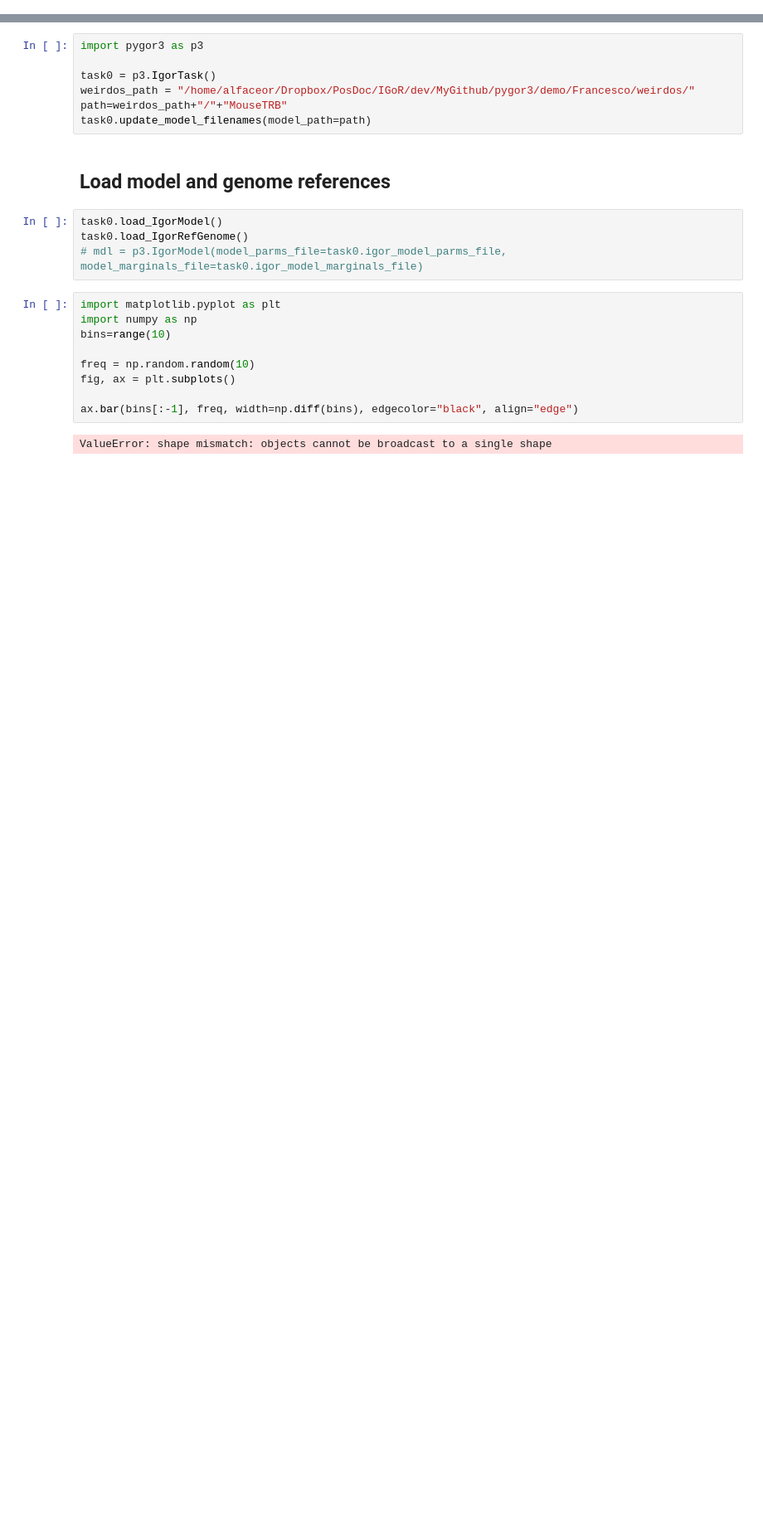
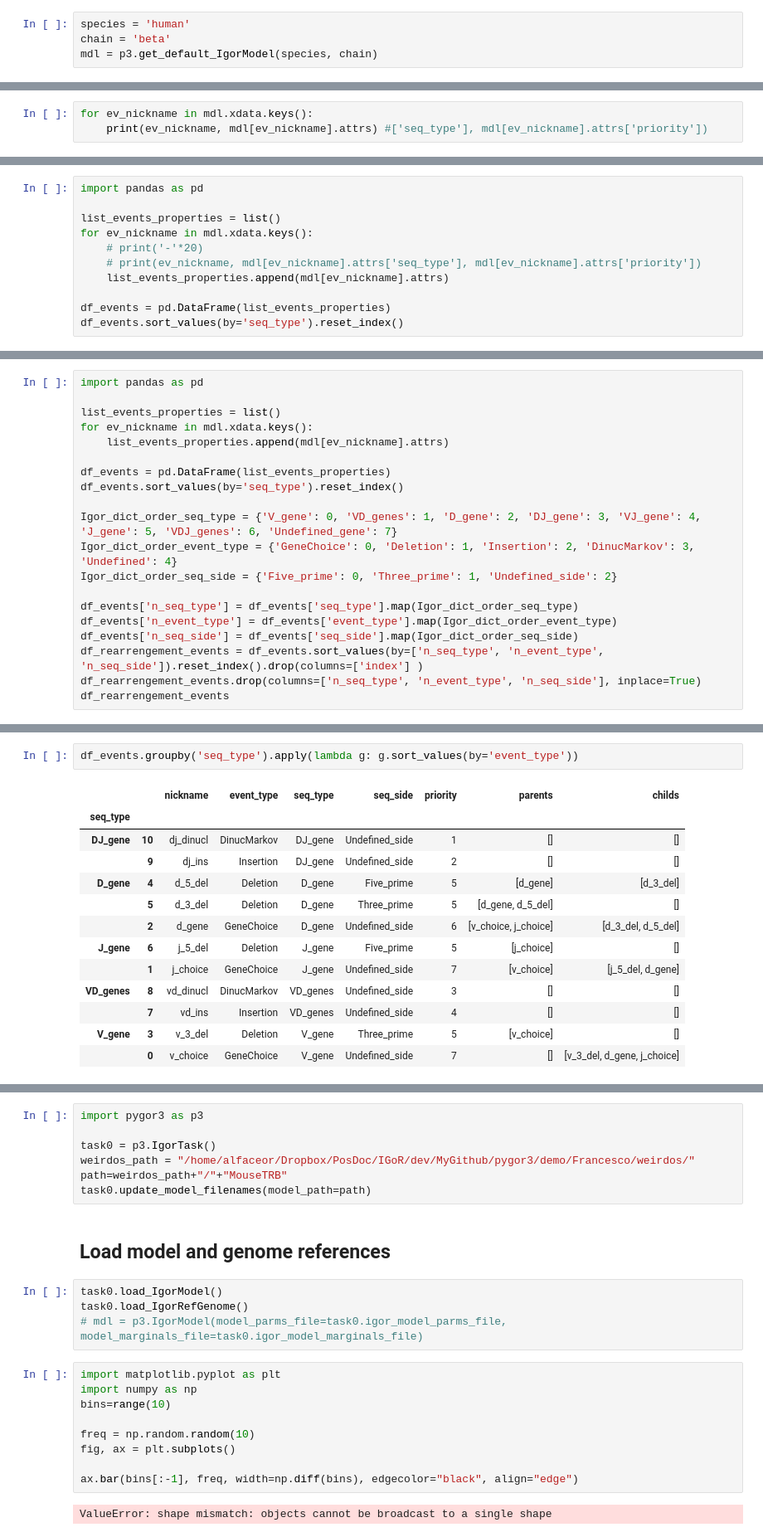
Before and after one commit to statbiophys/pygor3, a Jupyter notebook: pygor3/demo/notebooks/Testing.ipynb, the cells around one changed output, grey strips where cells are left out. Shown at 83% size. Cells and saved outputs as stored; diff of their text form; blank space fills up the shorter version.

```diff
--- a/pygor3/demo/notebooks/Testing.ipynb
+++ b/pygor3/demo/notebooks/Testing.ipynb
@@ -0,0 +62,4 @@
+# %%
+species = 'human'
+chain = 'beta'
+mdl = p3.get_default_IgorModel(species, chain)
@@ -0,0 +69,3 @@
+# %%
+for ev_nickname in mdl.xdata.keys():
+    print(ev_nickname, mdl[ev_nickname].attrs) #['seq_type'], mdl[ev_nickname].attrs['priority'])
@@ -0,0 +90,11 @@
+# %%
+import pandas as pd
+
+list_events_properties = list()
+for ev_nickname in mdl.xdata.keys():
+    # print('-'*20)
+    # print(ev_nickname, mdl[ev_nickname].attrs['seq_type'], mdl[ev_nickname].attrs['priority'])
+    list_events_properties.append(mdl[ev_nickname].attrs)
+
+df_events = pd.DataFrame(list_events_properties)
+df_events.sort_values(by='seq_type').reset_index()
@@ -0,0 +114,20 @@
+# %%
+import pandas as pd
+
+list_events_properties = list()
+for ev_nickname in mdl.xdata.keys():
+    list_events_properties.append(mdl[ev_nickname].attrs)
+
+df_events = pd.DataFrame(list_events_properties)
+df_events.sort_values(by='seq_type').reset_index()
+
+Igor_dict_order_seq_type = {'V_gene': 0, 'VD_genes': 1, 'D_gene': 2, 'DJ_gene': 3, 'VJ_gene': 4, 'J_gene': 5, 'VDJ_genes': 6, 'Undefined_gene': 7}
+Igor_dict_order_event_type = {'GeneChoice': 0, 'Deletion': 1, 'Insertion': 2, 'DinucMarkov': 3, 'Undefined': 4}
+Igor_dict_order_seq_side = {'Five_prime': 0, 'Three_prime': 1, 'Undefined_side': 2}
+
+df_events['n_seq_type'] = df_events['seq_type'].map(Igor_dict_order_seq_type)
+df_events['n_event_type'] = df_events['event_type'].map(Igor_dict_order_event_type)
+df_events['n_seq_side'] = df_events['seq_side'].map(Igor_dict_order_seq_side)
+df_rearrengement_events = df_events.sort_values(by=['n_seq_type', 'n_event_type', 'n_seq_side']).reset_index().drop(columns=['index'] )
+df_rearrengement_events.drop(columns=['n_seq_type', 'n_event_type', 'n_seq_side'], inplace=True)
+df_rearrengement_events
@@ -0,0 +147,16 @@
+# %%
+df_events.groupby('seq_type').apply(lambda g: g.sort_values(by='event_type'))
+# %% [output]
+|  |  | nickname | event_type | seq_type | seq_side | priority | parents | childs |
+| seq_type |  |  |  |  |  |  |  |  |
+| DJ_gene | 10 | dj_dinucl | DinucMarkov | DJ_gene | Undefined_side | 1 | [] | [] |
+|  | 9 | dj_ins | Insertion | DJ_gene | Undefined_side | 2 | [] | [] |
+| D_gene | 4 | d_5_del | Deletion | D_gene | Five_prime | 5 | [d_gene] | [d_3_del] |
+|  | 5 | d_3_del | Deletion | D_gene | Three_prime | 5 | [d_gene, d_5_del] | [] |
+|  | 2 | d_gene | GeneChoice | D_gene | Undefined_side | 6 | [v_choice, j_choice] | [d_3_del, d_5_del] |
+| J_gene | 6 | j_5_del | Deletion | J_gene | Five_prime | 5 | [j_choice] | [] |
+|  | 1 | j_choice | GeneChoice | J_gene | Undefined_side | 7 | [v_choice] | [j_5_del, d_gene] |
+| VD_genes | 8 | vd_dinucl | DinucMarkov | VD_genes | Undefined_side | 3 | [] | [] |
+|  | 7 | vd_ins | Insertion | VD_genes | Undefined_side | 4 | [] | [] |
+| V_gene | 3 | v_3_del | Deletion | V_gene | Three_prime | 5 | [v_choice] | [] |
+|  | 0 | v_choice | GeneChoice | V_gene | Undefined_side | 7 | [] | [v_3_del, d_gene, j_choice] |
```
Also changed, not shown: parts of 9 cells of this notebook, 8 other files.
